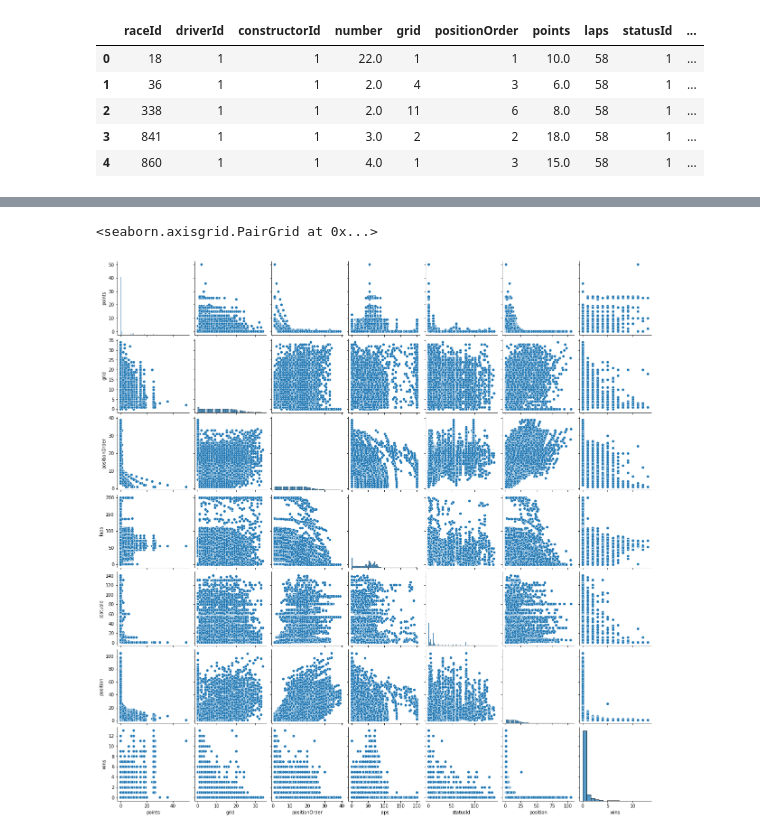
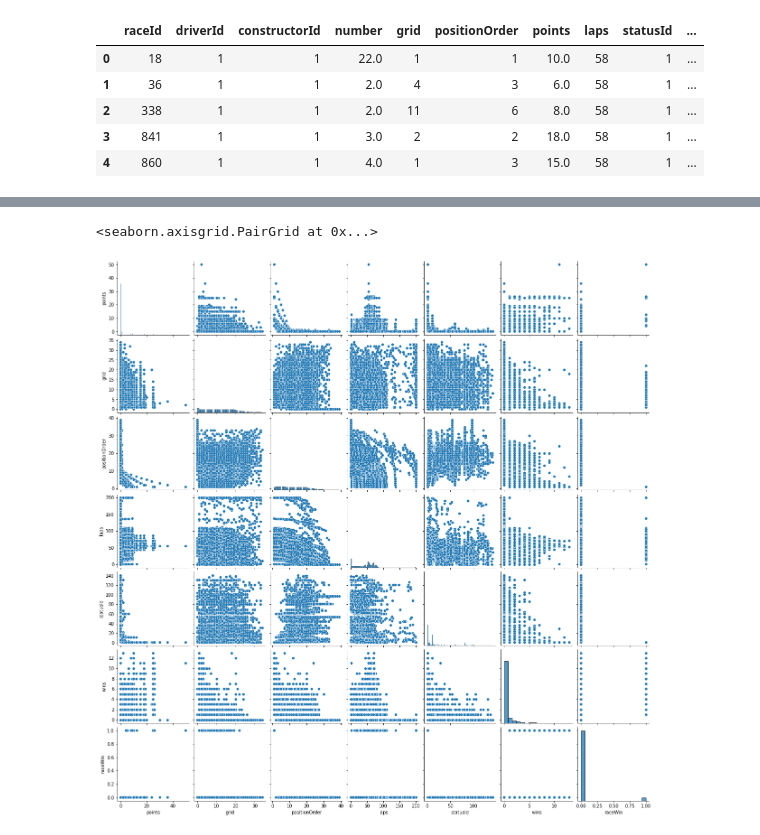
Before and after one commit to fberrosp/F1---EDA---Grand-Prix-Analysis, a Jupyter notebook: f1-eda-grand-prix-analysis.ipynb, the cells around one changed output, grey strips where cells are left out. Drawn from its saved outputs; the diff is of its cells as text; code cells hidden in the pictures.

```diff
--- a/f1-eda-grand-prix-analysis.ipynb
+++ b/f1-eda-grand-prix-analysis.ipynb
@@ -635,5 +346,5 @@ sns.heatmap(df.corr(), cbar = True, annot = True, cmap = 'Blues')
 # %%
-sns.pairplot(df, vars = ["points", "grid", "positionOrder", "laps", "statusId", "position", "wins"])
+sns.pairplot(df, vars = ["points", "grid", "positionOrder", "laps", "statusId", "wins", "raceWin"])
 # %% [output]
 <seaborn.axisgrid.PairGrid at 0x...>
-[figure, old version]
+[figure, new version]
```
Also changed, not shown: parts of 78 cells of this notebook.
